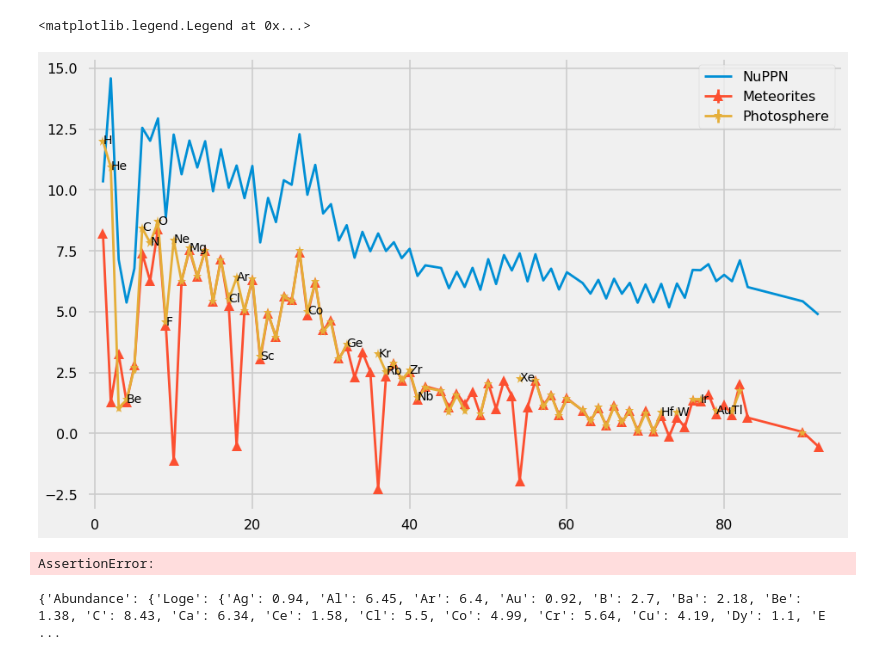
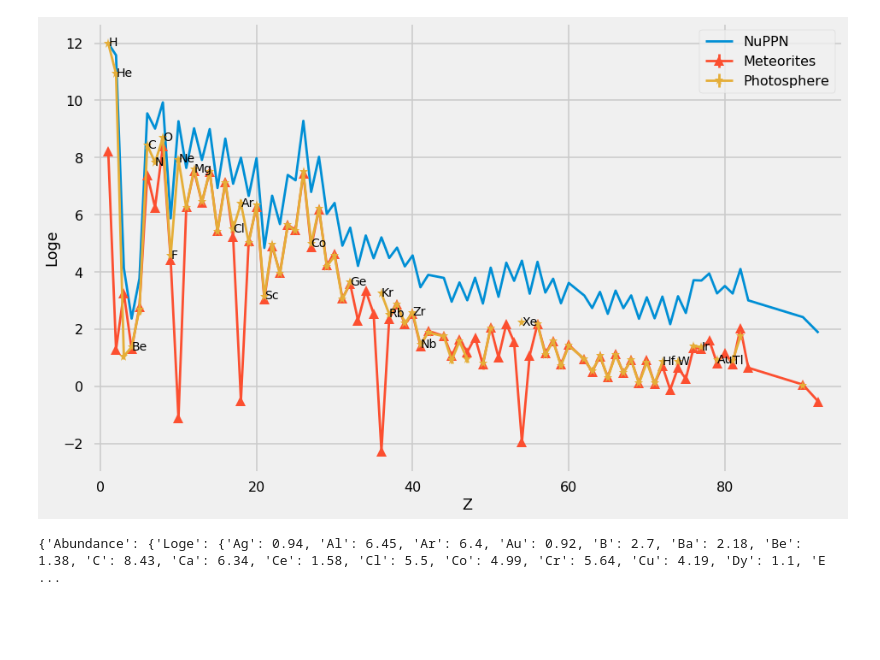
Before and after one commit to Samuel316/StarPlots, a Jupyter notebook: notebooks/excel_to_yml.ipynb, the cells around one changed output. Cells and saved outputs as stored; diff of their text form; code cells hidden in the pictures; blank space fills up the shorter version.

```diff
--- a/notebooks/excel_to_yml.ipynb
+++ b/notebooks/excel_to_yml.ipynb
@@ -14,27 +14,28 @@ excel = Path("../Data/Asplund_2008.xlsx")
 # %%
 fig = plt.figure(figsize=(14,9))
 ax = fig.add_subplot(1,1,1)
 
 df_ppn = pd.read_excel(excel, sheet_name = "nuppn")
 abu = df_ppn.groupby(['Z', "Element"])["Abundance"].sum().reset_index()
 
 dex = []
 
 for z, element, abundance in zip(abu.Z, abu.Element, abu.Abundance):
-    dex.append(np.log10(abundance/(abu.Abundance.iloc[13]))+12)
+    dex.append(np.log10(abundance/(abu.Abundance.iloc[0]))+12)
 
 df = pd.read_excel(excel)
 ax.plot(abu.Z, dex, label="NuPPN")
 
 ax.errorbar(x=df.Z, y=df.Meteorites, yerr=df["Meteorites uncertainty"], fmt='^-', label="Meteorites")
 ax.errorbar(x=df.Z, y=df.Photosphere, yerr=df["Photosphere uncertanty"], fmt='*-', label="Photosphere")
 
 for element, z, photo, meteo in zip(df.Element, df.Z, df.Photosphere, df.Meteorites):
     if photo - meteo > 0.05:
         ax.text(z, photo-0.1, element)
 
 ax.set_xlim(-1,95)
 ax.legend(loc=1)
+ax.set_xlabel('Z')
+ax.set_ylabel('Loge');
 # %% [output]
-<matplotlib.legend.Legend at 0x...>
-[figure, old version]
+[figure, new version]
@@ -41,13 +45,9 @@ ax.legend(loc=1)
 # %%
-path = Path("../Data/Asplund.yml")
-assert not path.is_file()
-
 abu = {e:p for e, p in zip(df.Element, df.Photosphere) if not math.isnan(p)}
 error = {e:p for e, p in zip(df.Element, df["Photosphere uncertanty"]) if not math.isnan(p)}
+error['H'] = 0
 
 dic = {"Star": "Sun", "Abundance": {"Loge": abu, "Loge_error": error}}
-# %% [output]
-AssertionError:
 # %%
 with path.open('w') as file:
     yaml.dump(dic, file)
```
Also changed, not shown: parts of 2 cells of this notebook, 9 other files.
